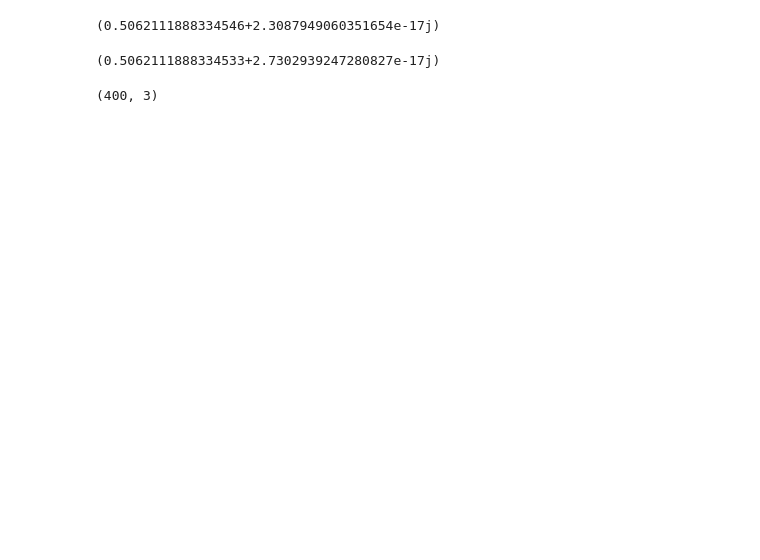
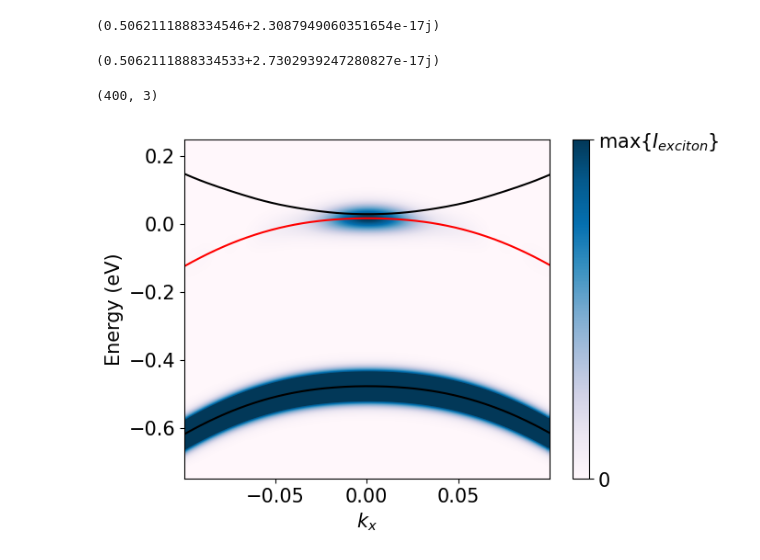
Before and after one commit to juanpulgarin/Black_P, a Jupyter notebook: Black_P_Excitons/Openning_Excitons.ipynb, the cells around one changed output. Cells and saved outputs as stored; diff of their text form; code cells hidden in the pictures; blank space fills up the shorter version.

```diff
--- a/Black_P_Excitons/Openning_Excitons.ipynb
+++ b/Black_P_Excitons/Openning_Excitons.ipynb
@@ -205,0 +127,38 @@ np.shape(new_path)
+# %%
+IntensityE_plot  = Intensity_E[:,:,0].reshape(len(EnergySpectrum),n_kpts,1,1)[:,:,0,0]
+IntensityV_plot  = Intensity_E[:,:,1].reshape(len(EnergySpectrum),n_kpts,1,1)[:,:,0,0]
+Intensity = IntensityE_plot + IntensityV_plot
+
+fig, ax1 = plt.subplots()
+
+cbarticks = np.arange(0.0,np.max(np.abs(IntensityE_plot)),1)
+
+a = ax1.imshow(np.abs(Intensity),vmin=0,vmax=np.max(np.abs(IntensityE_plot)),\
+           extent=[x_kpts.min(),x_kpts.max(),\
+                   cst.Ry * EnergySpectrum.min(),cst.Ry * EnergySpectrum.max()],\
+           origin='lower',aspect='auto',interpolation ='spline36',cmap = 'PuBu')
+
+cbar = fig.colorbar(a, ax=ax1,ticks=[0, np.max(np.abs(IntensityE_plot)) ])
+cbar.ax.set_yticklabels([0, r'max{$I_{exciton}$}'],fontsize=15)
+
+
+
+ax1.plot(x_kpts, cst.Ry * Ec_kpts.reshape(n_kpts,1,1)[:,0,0], c='black')
+ax1.plot(x_kpts, cst.Ry * Ev_kpts.reshape(n_kpts,1,1)[:,0,0], c='black')
+ax1.plot(x_kpts, cst.Ry * (Ev_kpts.reshape(n_kpts,1,1)[:,0,0] + ϵ[0]), c='red')
+ax1.plot(x_kpts, cst.Ry * Env_kpts.reshape(n_kpts,1,1)[:,0,0], c='black')
+
+ax1.set_ylim(-2.5,0.5)
+ax1.set_ylim(-.75,0.25)
+ax1.set_xlim(-delta,delta)
+ax1.set_xticks([-0.05,0.0,0.05])
+
+ax1.set_xlabel(r"$k_x$",fontsize=15)
+ax1.set_ylabel(r"Energy (eV)",fontsize=15)
+ax1.tick_params(axis='y', labelsize=15)
+ax1.tick_params(axis='x', labelsize=15)
+
+
+#plt.savefig("Spectrum_X.png",bbox_inches='tight')
+# %% [output]
+[figure, added]
```
Also changed, not shown: parts of 16 cells of this notebook, 8 other files.
